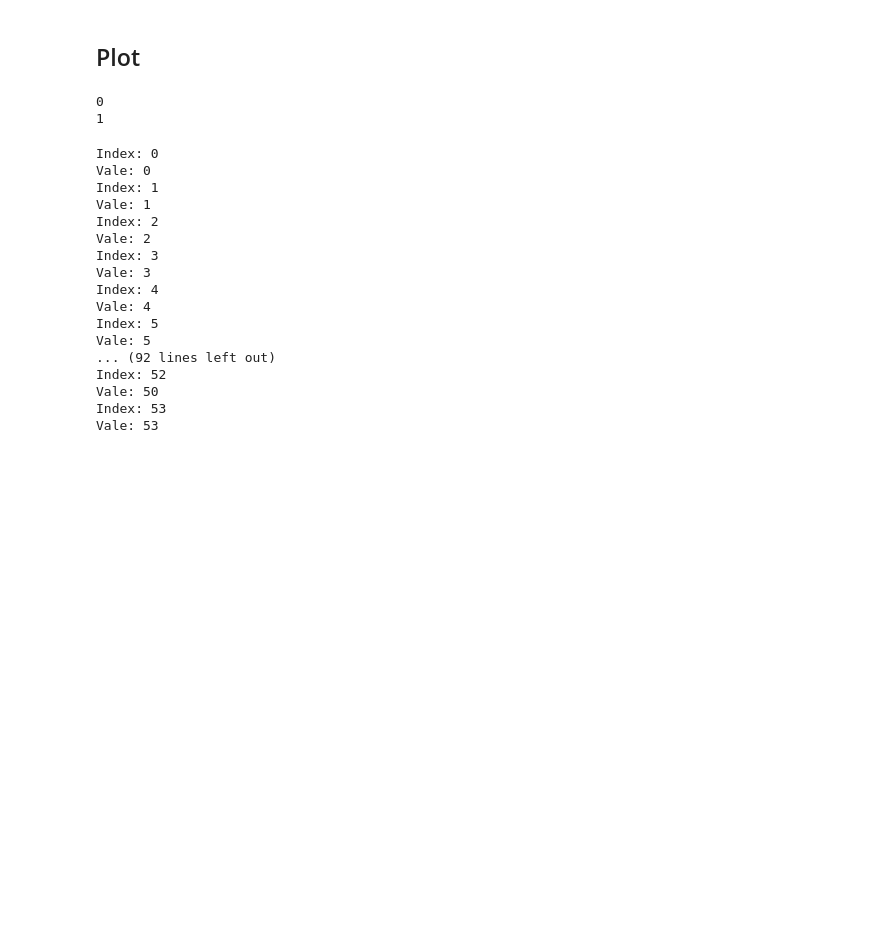
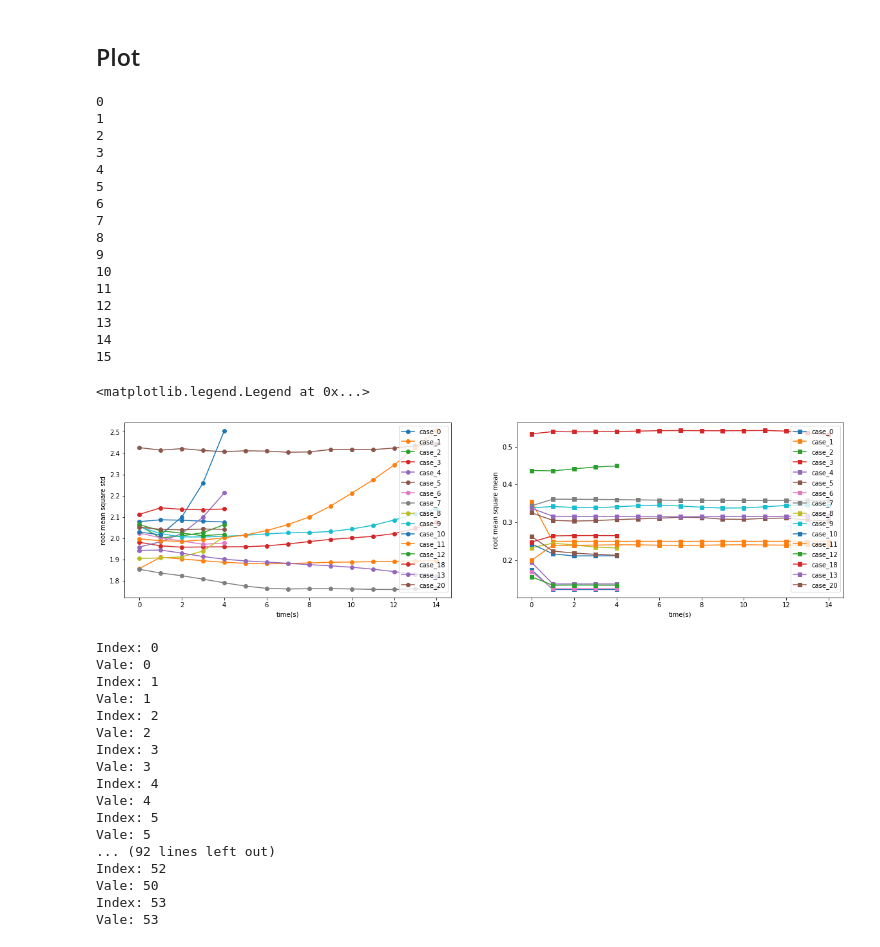
Before and after one commit to parallelworks/mdlite-workflow, a Jupyter notebook: main.ipynb, the cells around one changed output. Cells and saved outputs as stored; diff of their text form; code cells hidden in the pictures; blank space fills up the shorter version.

Commit message:
Plot works for all cases.

```diff
--- a/main.ipynb
+++ b/main.ipynb
@@ -374,35 +374,55 @@ Root mean square mean list length: 54
 # %%
 # # Plot side by side std vs. time and mean vs. time
 # fig, (ax0, ax1) = plt.subplots(1,2,figsize=(20,5))
 # # ax0.plot(plot_data_std_0, 'r')
 # ax0.plot(t_val_0,rt_mean_sq_std_0,'-ro')
 # # ax0.plot(t_val_0,rt_mean_sq_mean_0,'-go')
 # ax0.set_xlabel('time')
 # ax0.set_ylabel('root mean square std')
 # ax0.legend(['case_0'])
 
 # ax1.plot(t_val_0,rt_mean_sq_mean_0,'-gs')
 # ax1.set_xlabel('time')
 # ax1.set_ylabel('root mean square mean')
 # ax1.legend(['case_0'])
 
-for r in range(2):
-    print(r)
-    fig, (ax0, ax1) = plt.subplots(1,2,figsize=(20,5))
+fig, (ax0, ax1) = plt.subplots(1,2,figsize=(20,5))
+
+for c in range(len(cases)):
+    print(c)
     # ax0.plot(plot_data_std_0, 'r')
-    ax0.plot(all_cases_time_val[r],all_cases_rt_mean_sq_std[r],'-ro')
+    ax0.plot(all_cases_time_val[c],all_cases_rt_mean_sq_std[c],'-o')
     # ax0.plot(t_val_0,rt_mean_sq_mean_0,'-go')
-    ax0.set_xlabel('time')
+    ax0.set_xlabel('time(s)')
     ax0.set_ylabel('root mean square std')
-    ax0.legend(['case_0'])
+    # ax0.legend([cases[r]])
 
-    ax1.plot(t_val_0,rt_mean_sq_mean_0,'-gs')
-    ax1.set_xlabel('time')
+    ax1.plot(all_cases_time_val[c],all_cases_rt_mean_sq_mean[c],'-s')
+    ax1.set_xlabel('time(s)')
     ax1.set_ylabel('root mean square mean')
-    ax1.legend(['case_0'])
+    # ax1.legend([cases[r]])
+
+ax0.legend(cases)
+ax1.legend(cases)
 # %% [output]
 0
 1
+2
+3
+4
+5
+6
+7
+8
+9
+10
+11
+12
+13
+14
+15
+<matplotlib.legend.Legend at 0x...>
+[figure, added]
 # %%
 # Go through each cases
 
```
